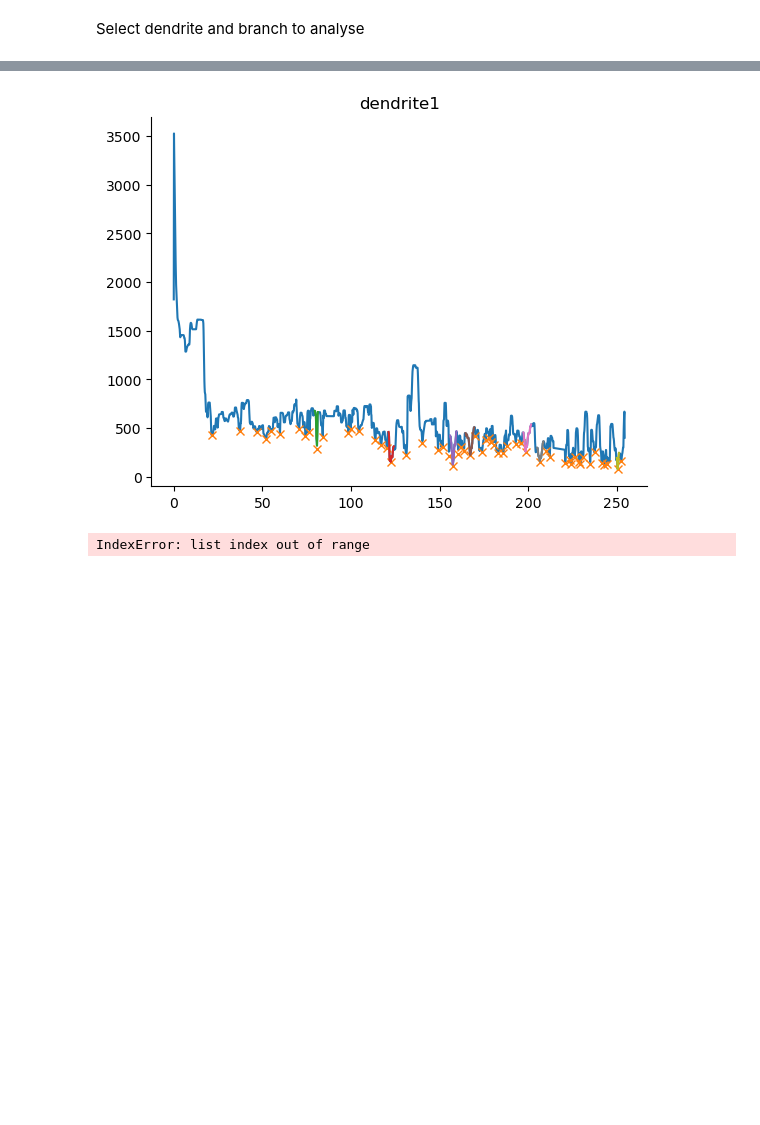
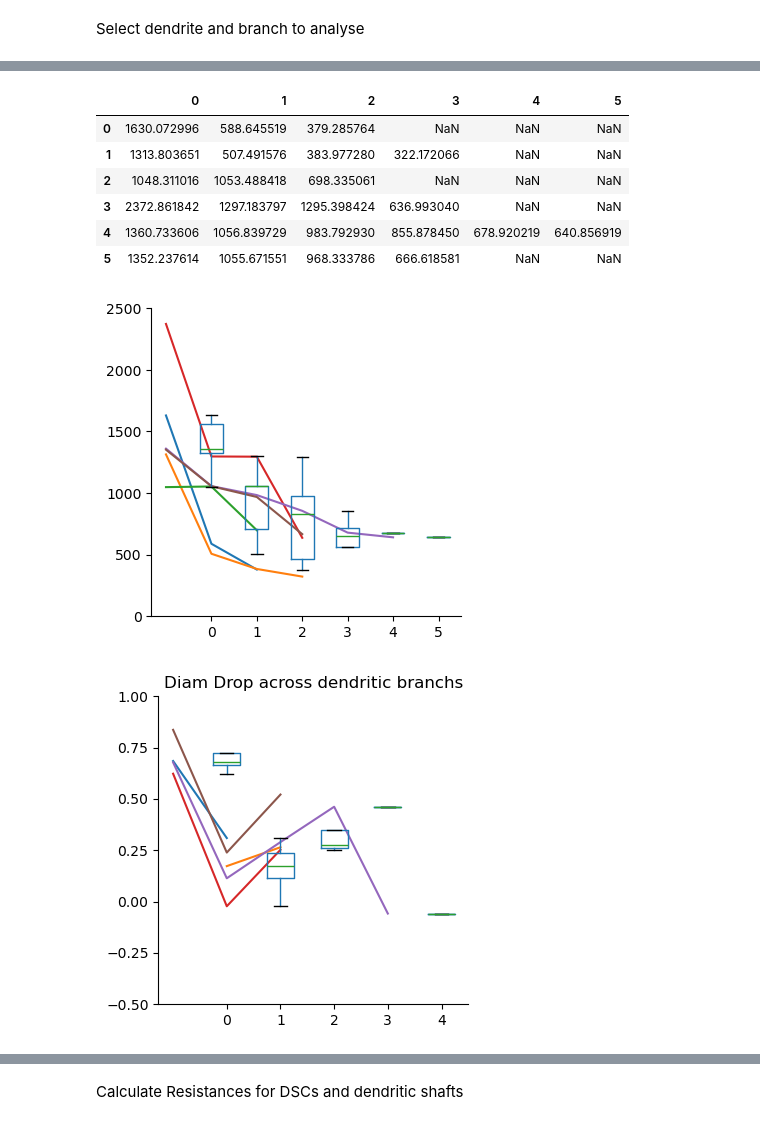
Before and after one commit to tonykelly00/DSC_morphology_pipeline, a Jupyter notebook: notebooks/ExM_analysis.ipynb, the cells around one changed output, grey strips where cells are left out. Cells and saved outputs as stored; diff of their text form; code cells hidden in the pictures; blank space fills up the shorter version.

```diff
--- a/notebooks/ExM_analysis.ipynb
+++ b/notebooks/ExM_analysis.ipynb
@@ -199,0 +221,13 @@ Select dendrite and branch to analyse
+# %%
+from plots import branch_figs
+branch_figs(DGdata, plot_path)
+# %% [output]
+|  | 0 | 1 | 2 | 3 | 4 | 5 |
+| 0 | 1630.072996 | 588.645519 | 379.285764 | NaN | NaN | NaN |
+| 1 | 1313.803651 | 507.491576 | 383.977280 | 322.172066 | NaN | NaN |
+| 2 | 1048.311016 | 1053.488418 | 698.335061 | NaN | NaN | NaN |
+| 3 | 2372.861842 | 1297.183797 | 1295.398424 | 636.993040 | NaN | NaN |
+| 4 | 1360.733606 | 1056.839729 | 983.792930 | 855.878450 | 678.920219 | 640.856919 |
+| 5 | 1352.237614 | 1055.671551 | 968.333786 | 666.618581 | NaN | NaN |
+[figure, added]
+[figure, added]
@@ -200,3 +235,5 @@ Select dendrite and branch to analyse
+# %% [markdown]
+Calculate Resistances for DSCs and dendritic shafts
 # %%
 from Branch_analysis import resistances
 
@@ -207,10 +244,3 @@ for dend, branchs in dendbranch_dic.items():
     for b in branchs:
         #print(b)
         resistances(dend, b, DGdata)
-# %%
-dend_name= 'dendrite1'  #'dendrite3' #'dendrite1' #'C1_03_cell2_d2' #'C1_02_cell1_d2' 'C1_03_cell2_d3'
-#branchs=dendbranch_dic[dend_name]
-
-fig, ax = plot_dsc(DGdata[dend_name],dend_name, corr=1)
-# %% [output]
-[figure, removed]
@@ -219,19 +246,0 @@ df=DGdata[dend_name]['branch_info']
-# %%
-#sets start and end points of branch
-branchNo=  5
-strt = DGdata[dend_name]['branchNo'][branchNo][1]
-
-if branchNo + 1 < len(DGdata[dend_name]['branchNo']) and DGdata[dend_name]['branchNo'][branchNo+1] in DGdata[dend_name]['branchNo']:
-    end = DGdata[dend_name]['branchNo'][branchNo+1][1]
-else:
-    end = (DGdata[dend_name]['data']['length'].iloc[-1] *
-           DGdata[dend_name]['res'] /
-           DGdata[dend_name]['ex_factor'])
-
-ax.set_xlim(strt, end)
-#ax.set_xlim(000, 12000)
-
-#ax.set_ylim(0, 3000)
-fig
-# %% [output]
-IndexError: list index out of range
```
Also changed, not shown: parts of 20 cells of this notebook, 4 other files.
